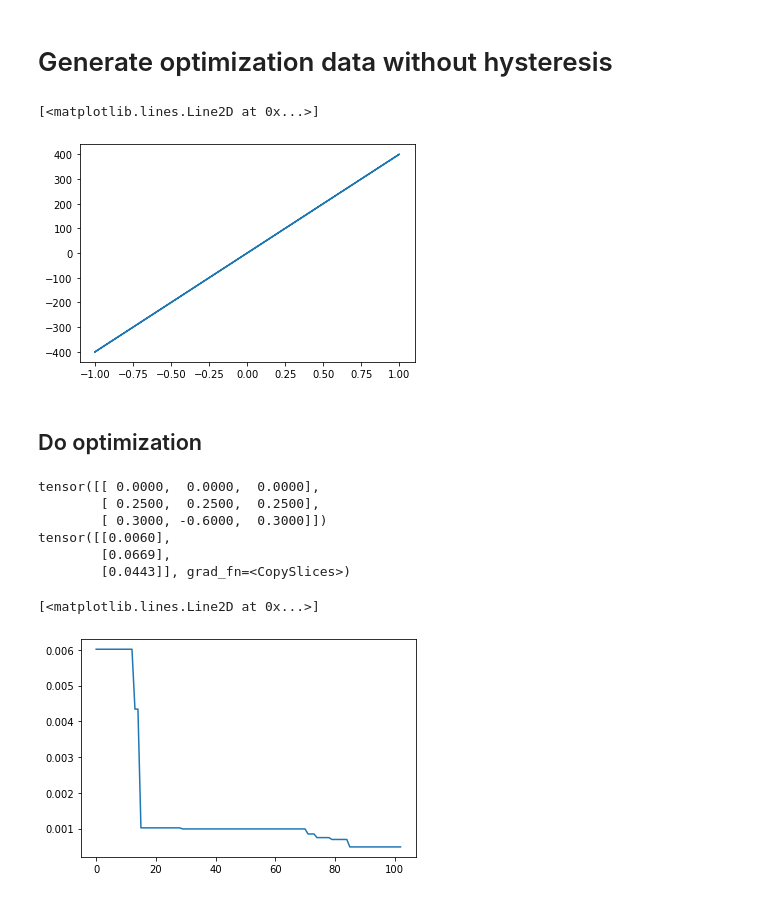
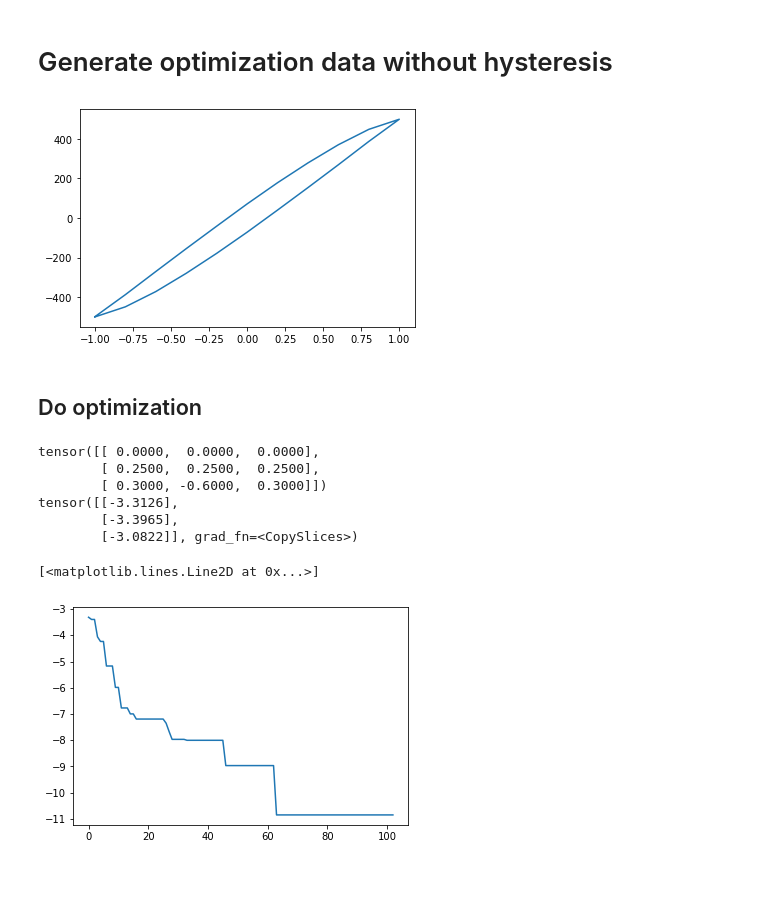
Before and after one commit to roussel-ryan/diff_hysteresis, a Jupyter notebook: optimization/no_hysteresis.ipynb, the cells around one changed output. Saved outputs shown, nothing was run; the diff lists cells and outputs as text; code cells hidden in the pictures.

```diff
--- a/optimization/no_hysteresis.ipynb
+++ b/optimization/no_hysteresis.ipynb
@@ -13,25 +13,34 @@ from torchAccelerator.hysteresis import HysteresisAccelerator, HysteresisQuad
 # Generate optimization data without hysteresis
 # %%
 # Create hysteresis model
+def density_function(mesh_pts, h = 0.5):
+    x = mesh_pts[:, 0]
+    y = mesh_pts[:, 1]
+    return torch.exp(-(y - x) / h)
+
+
 H = BaseHysteresis(
+    mesh_scale = 0.1,
     trainable=False,
     fixed_domain = torch.tensor((-1.0, 1.0))
 )
-H.slope = 800.0
+H.hysterion_density = density_function(H.mesh_points, 1.0)
+H.slope = 200.0
+H.scale = 400.0
 H.offset = -H.slope / 2.0
 
-H.regression()
 test_applied_fields = torch.cat(
     (torch.linspace(-1,1,11) , torch.flipud(torch.linspace(-1,1,11)))
 )
-H.future()
+
+H.regression()
 M = H(test_applied_fields, return_real=True).detach()
 
 fig,ax = plt.subplots()
 ax.plot(test_applied_fields, M)
+H.current()
 # %% [output]
-[<matplotlib.lines.Line2D at 0x...>]
-[figure, old version]
+[figure, new version]
 # %%
 #create accelerator model using hysteresis models
 hmodels = [deepcopy(H), deepcopy(H), deepcopy(H)]
@@ -57,7 +66,7 @@ R = init_beam_matrix
 # %%
 # create objective function - log(sqrt(RMS()))
 def objective(R):
-    return torch.abs(torch.sqrt(R[0,0]) - 2e-3) + torch.abs(torch.sqrt(R[2,2]) - 2e-3)
+    return torch.abs(torch.sqrt(R[0,0]) - 8e-3) + torch.abs(torch.sqrt(R[2,2]) - 8e-3)
 # %%
 from botorch.models.transforms import Normalize
 # define function to create model
@@ -73,8 +82,6 @@ from hysteresis.hybrid import ExactHybridGP
 
 def get_model(train_X, train_Y, use_hybrid = False, h_models = None):
     if use_hybrid:
-        likelihood = GaussianLikelihood()
-
         gpmodel = ExactHybridGP(
             train_X.clone().detach().double(),
             train_Y.clone().detach().flatten().double(),
@@ -165,30 +180,30 @@ def optimize(
 # %% [markdown]
 ## Do optimization
 # %%
-train_X, train_Y, model = optimize(
+train_X_data, train_Y_data, model = optimize(
     HA,
     R,
     hmodels,
     steps=100,
-    use_hybrid=False
+    use_hybrid=True
 )
 # %% [output]
 tensor([[ 0.0000,  0.0000,  0.0000],
         [ 0.2500,  0.2500,  0.2500],
         [ 0.3000, -0.6000,  0.3000]])
-tensor([[0.0060],
-        [0.0669],
-        [0.0443]], grad_fn=<CopySlices>)
+tensor([[-3.3126],
+        [-3.3965],
+        [-3.0822]], grad_fn=<CopySlices>)
 # %%
 def get_best(input):
     out = []
     for i in range(len(input)):
         out += [torch.min(input[:i+1])]
     return torch.tensor(out)
 
 fig,ax = plt.subplots()
-best = get_best(train_Y.flatten().detach())
+best = get_best(train_Y_data.flatten().detach())
 ax.plot(best)
 # %% [output]
 [<matplotlib.lines.Line2D at 0x...>]
-[figure, old version]
+[figure, new version]
```
Also changed, not shown: parts of 6 cells of this notebook, 9 other files.
